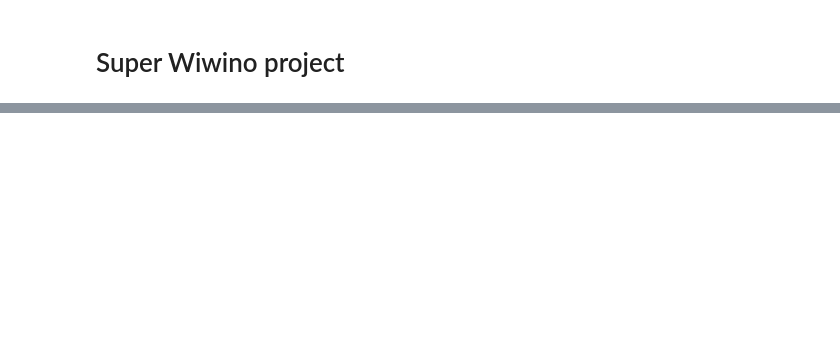
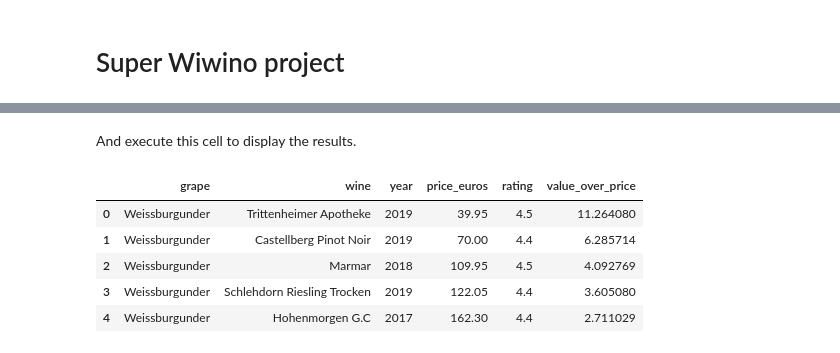
Before and after one commit to paatchwoork/wiwino-market-analysis, a Jupyter notebook: project_notebook.ipynb, the cells around one changed output, grey strips where cells are left out. Saved outputs shown, nothing was run; the diff lists cells and outputs as text; code cells hidden in the pictures; blank space fills up the shorter version.

```diff
--- a/project_notebook.ipynb
+++ b/project_notebook.ipynb
@@ -428,14 +2,0 @@ top_countries_wineries
-# %%
-query_regions = """
-                SELECT DISTINCT countries.name, AVG(wines.ratings_average)
-                FROM regions
-                INNER JOIN wines
-                ON regions.id = wines.region_id
-                INNER JOIN countries
-                ON regions.country_code = countries.code
-                GROUP BY countries.name
-                ORDER BY 2 DESC
-                """
-
-regions = pd.read_sql_query(query_regions, conn)
-regions
@@ -460,0 +442,54 @@ regions
+# %% [markdown]
+And execute this cell to display the results.
+# %%
+if classify_by.value == 'Value/price (ascending)' :
+    classify = 'wines.ratings_average/vintages.price_euros DESC'
+elif classify_by.value == 'Price (ascending)' :
+    classify = 'vintages.price_euros ASC'
+elif classify_by.value == 'Price (descending)' :
+    classify = 'vintages.price_euros DESC'
+elif classify_by.value == 'Rating' :
+    classify = 'wines.ratings_average DESC'
+
+query_grape = f"""
+            SELECT grapes.name AS grape,
+            wines.name AS wine,
+            vintages.year,
+            vintages.price_euros,
+            wines.ratings_average AS rating,
+            wines.ratings_average/vintages.price_euros *100 as value_over_price
+
+            FROM wines
+
+            INNER JOIN vintages
+                ON wines.id = vintages.wine_id
+
+            INNER JOIN regions
+                ON wines.region_id = regions.id
+
+            INNER JOIN countries
+                ON regions.country_code = countries.code
+
+            INNER JOIN most_used_grapes_per_country as mugpc
+                ON countries.code = mugpc.country_code
+
+            INNER JOIN grapes
+                ON mugpc.grape_id = grapes.id
+
+            WHERE grapes.name = '{grapes_choose.value}'
+
+            GROUP BY wines.id
+
+            ORDER BY {classify}
+
+            LIMIT 5
+            """
+grape = pd.read_sql_query(query_grape, conn)
+grape
+# %% [output]
+|  | grape | wine | year | price_euros | rating | value_over_price |
+| 0 | Weissburgunder | Trittenheimer Apotheke | 2019 | 39.95 | 4.5 | 11.264080 |
+| 1 | Weissburgunder | Castellberg Pinot Noir | 2019 | 70.00 | 4.4 | 6.285714 |
+| 2 | Weissburgunder | Marmar | 2018 | 109.95 | 4.5 | 4.092769 |
+| 3 | Weissburgunder | Schlehdorn Riesling Trocken | 2019 | 122.05 | 4.4 | 3.605080 |
+| 4 | Weissburgunder | Hohenmorgen G.C | 2017 | 162.30 | 4.4 | 2.711029 |
```
Also changed, not shown: parts of 53 cells of this notebook, 2 other files.
